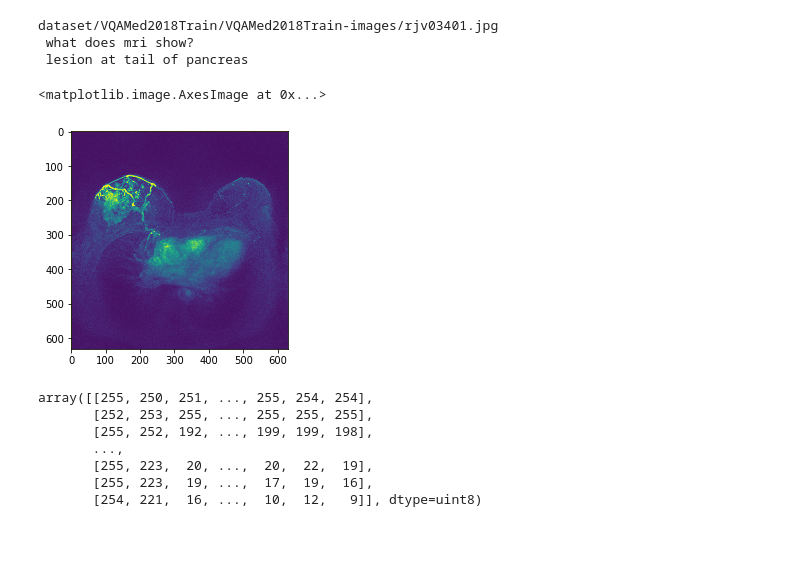
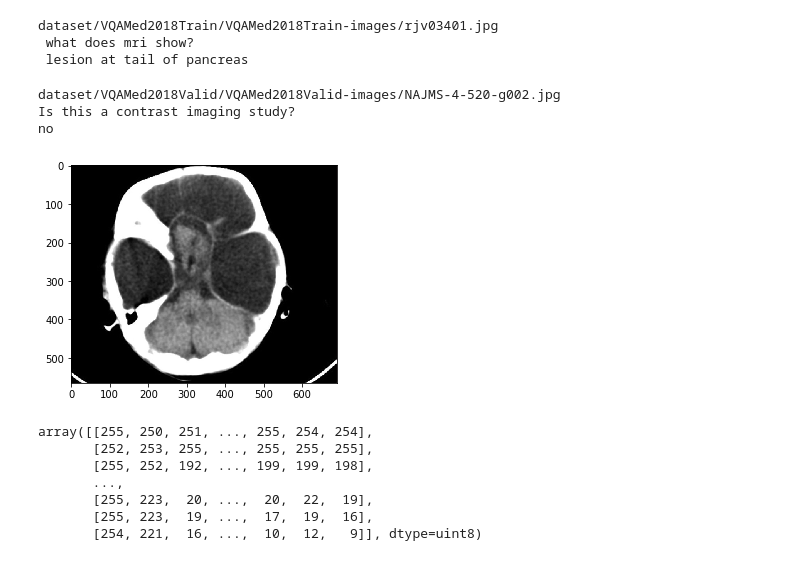
Before and after one commit to bashartalafha/VQA-Med, a Jupyter notebook: VQA-Med.ipynb, the cells around one changed output. Drawn from its saved outputs; the diff is of its cells as text; code cells hidden in the pictures.

```diff
--- a/VQA-Med.ipynb
+++ b/VQA-Med.ipynb
@@ -39,13 +39,18 @@ dataset/VQAMed2018Train/VQAMed2018Train-images/rjv03401.jpg
  lesion at tail of pancreas
 # %%
 import matplotlib.image as mpimg
-
-fname = val_images[3]
+id=50
+fname = val_images[id]
 img=mpimg.imread(fname)
 plt.imshow(img)
+print (fname)
+print(val_questions[id])
+print(val_answers[id] )
 # %% [output]
-<matplotlib.image.AxesImage at 0x...>
+dataset/VQAMed2018Valid/VQAMed2018Valid-images/NAJMS-4-520-g002.jpg
+Is this a contrast imaging study?
+no
-[figure, old version]
+[figure, new version]
 # %%
 img
 # %% [output]
```
